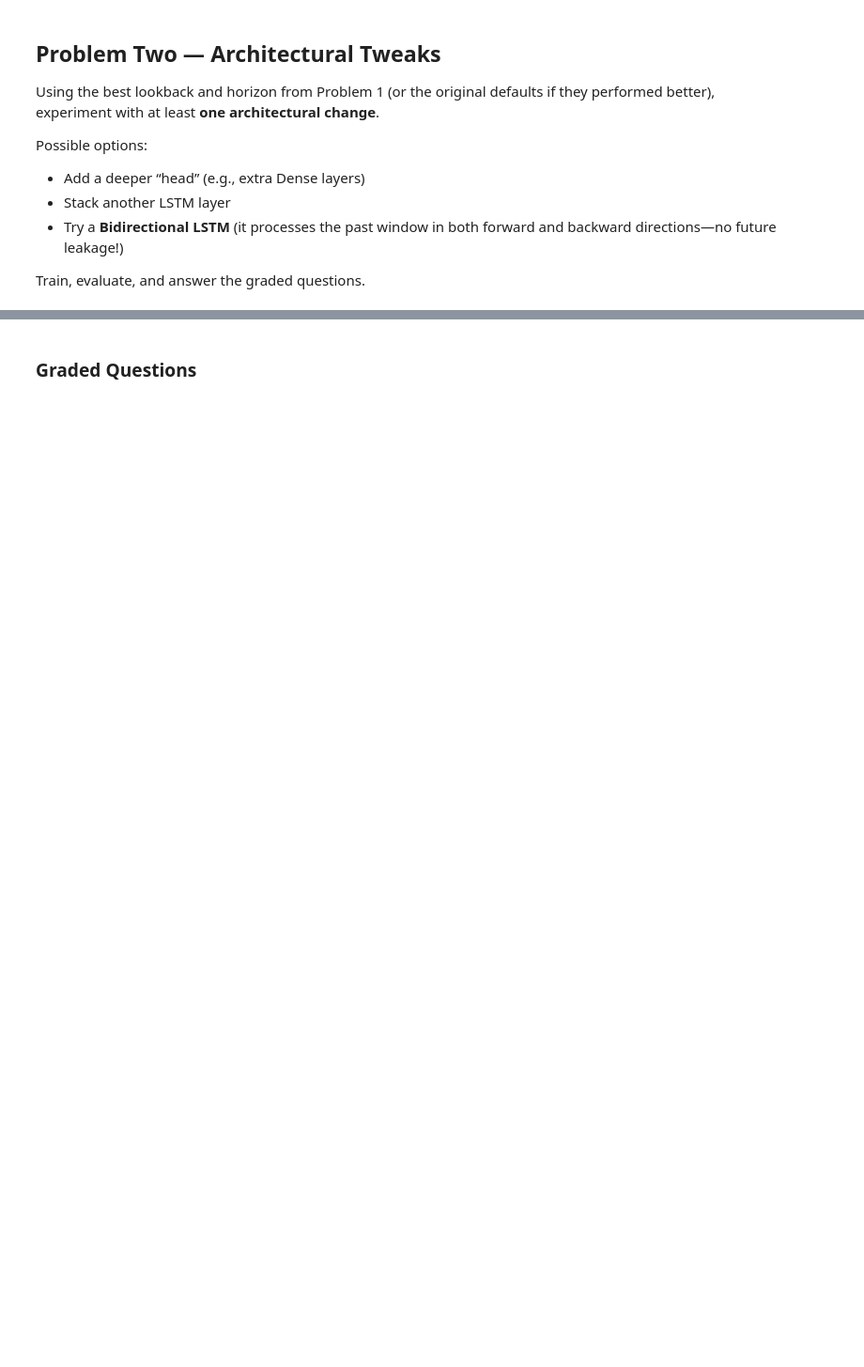
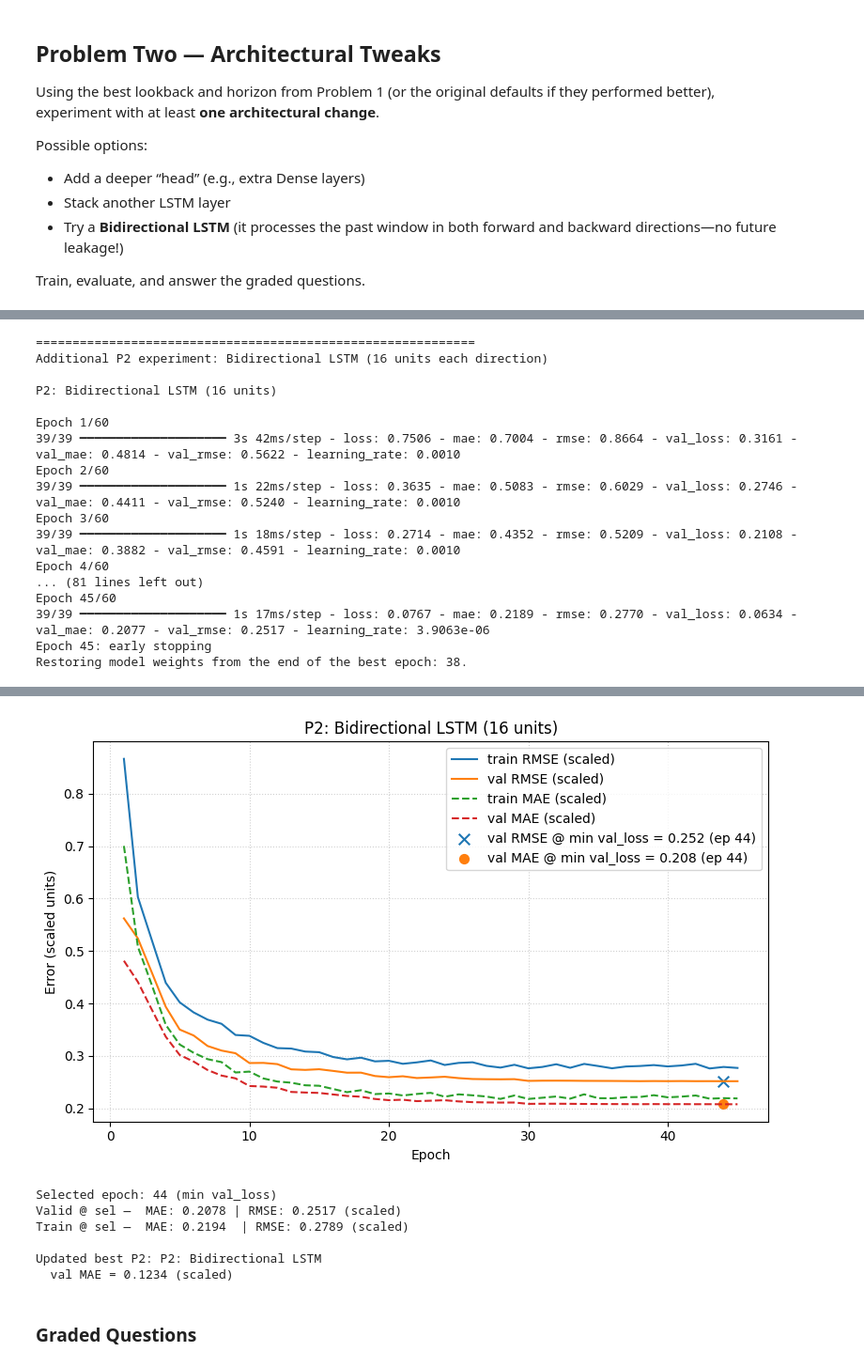
Before and after one commit to tbrantinghamBU/DX703, a Jupyter notebook: Homework_08.ipynb, the cells around one changed output, grey strips where cells are left out. Shown at 94% size. Cells and saved outputs as stored; diff of their text form; code cells hidden in the pictures; blank space fills up the shorter version.

```diff
--- a/Homework_08.ipynb
+++ b/Homework_08.ipynb
@@ -1029,0 +1246,40 @@ print(f"  val MAE = {results[p2_best_key]['val_mae_at_min_valloss']:.4f} (scaled
+# %%
+
+# Additional P2 experiment: smaller Bidirectional LSTM (16 units each direction)
+# Bidirectional(LSTM(16)) has roughly the same parameter count as the baseline LSTM(32)
+# but processes the window in both directions. The original Bidirectional(LSTM(32)) doubled
+# the baseline's capacity, which likely over-parameterized the short 48h window.
+print(f"\n{'='*60}\nAdditional P2 experiment: Bidirectional LSTM (16 units each direction)")
+hn_bd = keras.initializers.HeNormal(seed=random_seed)
+bidir_small_model = Sequential([
+    Input(shape=(_lb, 1)),
+    Bidirectional(LSTM(16)),
+    Dropout(0.2),
+    Dense(16, activation="relu", kernel_initializer=hn_bd),
+    Dense(_hz)
+])
+_train_p2(bidir_small_model, "P2: Bidirectional LSTM (16 units)")
+
+# Re-identify best P2 result including the new model
+p2_keys = [k for k in results if k.startswith("P2:")]
+p2_best_key = min(p2_keys, key=lambda k: results[k].get("val_mae_at_min_valloss", float("inf")))
+print(f"\nUpdated best P2: {p2_best_key}")
+print(f"  val MAE = {results[p2_best_key]['val_mae_at_min_valloss']:.4f} (scaled)")
+# %% [output]
+============================================================
+Additional P2 experiment: Bidirectional LSTM (16 units each direction)
+
+P2: Bidirectional LSTM (16 units)
+
+Epoch 1/60
+39/39 ━━━━━━━━━━━━━━━━━━━━ 3s 42ms/step - loss: 0.7506 - mae: 0.7004 - rmse: 0.8664 - val_loss: 0.3161 - val_mae: 0.4814 - val_rmse: 0.5622 - learning_rate: 0.0010
+Epoch 2/60
+39/39 ━━━━━━━━━━━━━━━━━━━━ 1s 22ms/step - loss: 0.3635 - mae: 0.5083 - rmse: 0.6029 - val_loss: 0.2746 - val_mae: 0.4411 - val_rmse: 0.5240 - learning_rate: 0.0010
+Epoch 3/60
+39/39 ━━━━━━━━━━━━━━━━━━━━ 1s 18ms/step - loss: 0.2714 - mae: 0.4352 - rmse: 0.5209 - val_loss: 0.2108 - val_mae: 0.3882 - val_rmse: 0.4591 - learning_rate: 0.0010
+Epoch 4/60
+... (81 lines left out)
+Epoch 45/60
+39/39 ━━━━━━━━━━━━━━━━━━━━ 1s 17ms/step - loss: 0.0767 - mae: 0.2189 - rmse: 0.2770 - val_loss: 0.0634 - val_mae: 0.2077 - val_rmse: 0.2517 - learning_rate: 3.9063e-06
+Epoch 45: early stopping
+Restoring model weights from the end of the best epoch: 38.
@@ -1030,3 +1287,10 @@ print(f"  val MAE = {results[p2_best_key]['val_mae_at_min_valloss']:.4f} (scaled
+[figure, added]
+Selected epoch: 44 (min val_loss)
+Valid @ sel —  MAE: 0.2078 | RMSE: 0.2517 (scaled)
+Train @ sel —  MAE: 0.2194  | RMSE: 0.2789 (scaled)
+
+Updated best P2: P2: Bidirectional LSTM
+  val MAE = 0.1234 (scaled)
 # %% [markdown]
 ### Graded Questions
 # %%
```
Also changed, not shown: parts of 12 cells of this notebook.
